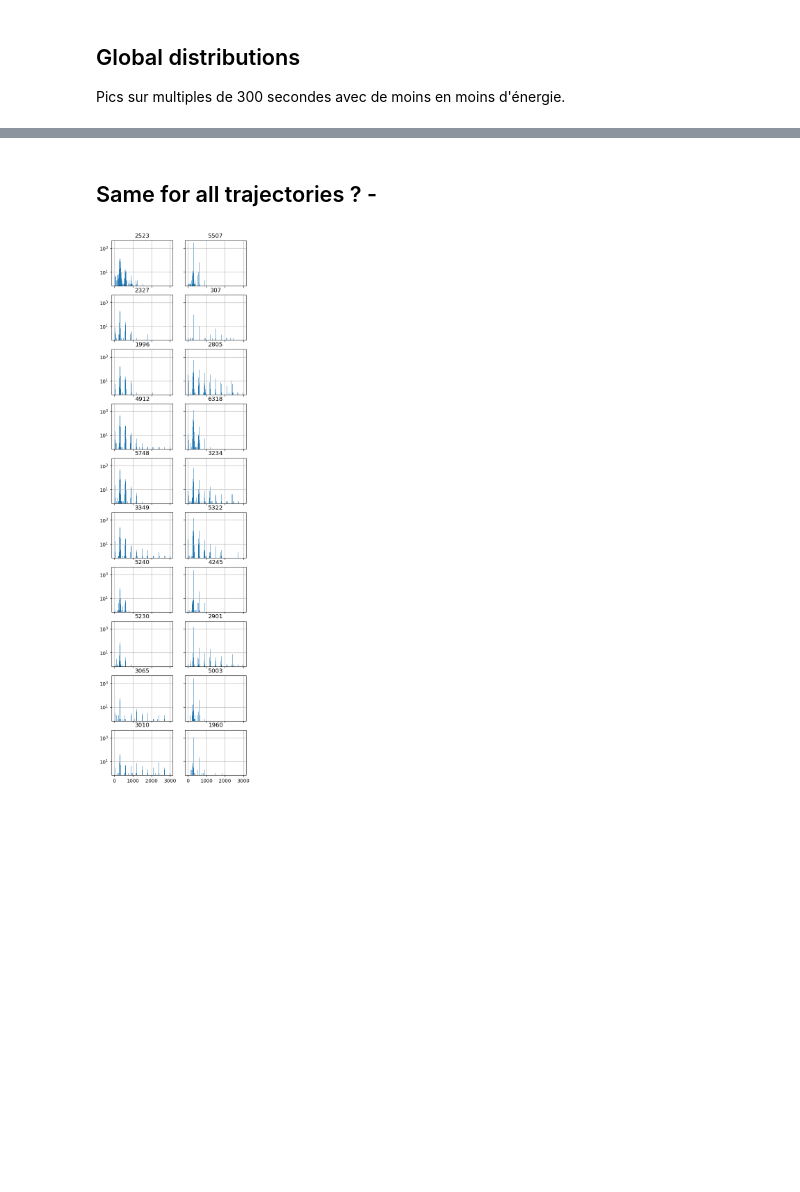
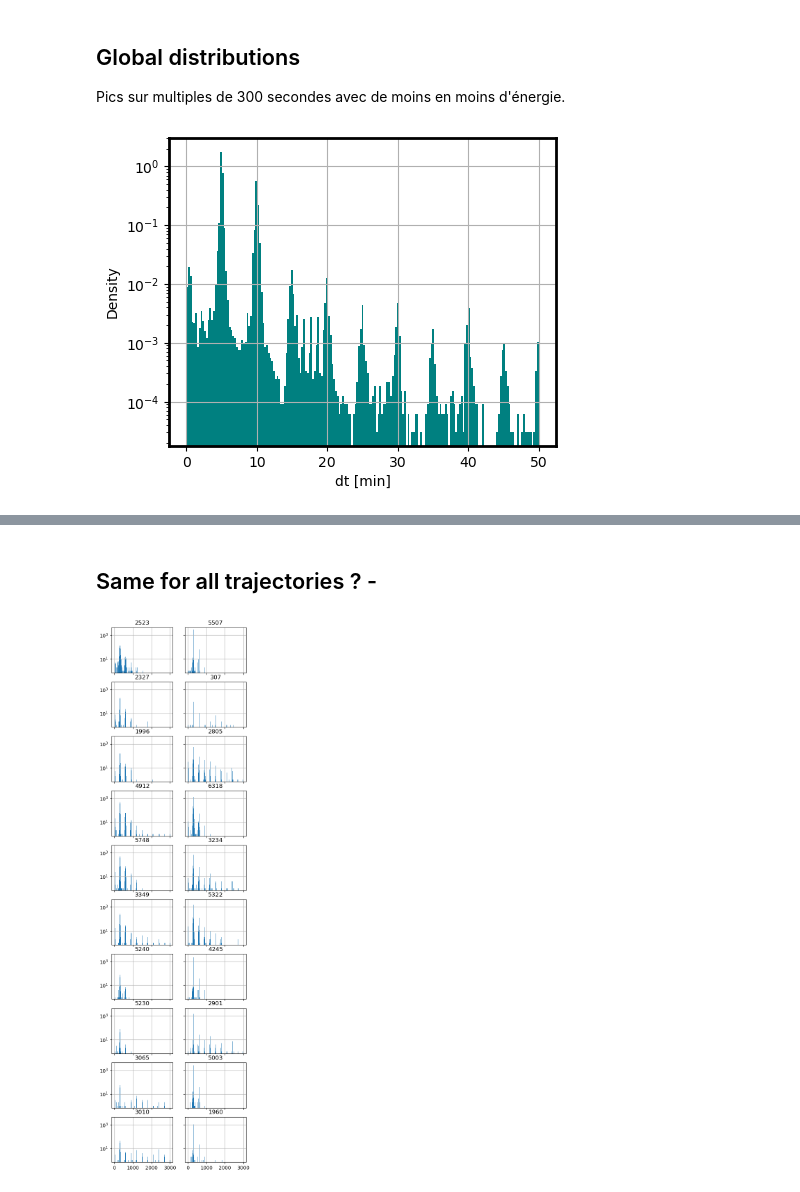
Before and after one commit to margot-demol/PhD, a Jupyter notebook: filtering/carthe_dt.ipynb, the cells around one changed output, grey strips where cells are left out. Saved outputs shown, nothing was run; the diff lists cells and outputs as text; code cells hidden in the pictures; blank space fills up the shorter version.

Commit message:
carthe noise + begin filtering

```diff
--- a/filtering/carthe_dt.ipynb
+++ b/filtering/carthe_dt.ipynb
@@ -113,6 +105,15 @@ max : 923835.0
 ## Global distributions
 
 Pics sur multiples de 300 secondes avec de moins en moins d'énergie.
+# %%
+fig, ax = plt.subplots(1, 1, figsize=(5, 4))
+df.dt.hist(bins=np.linspace(0,50,200), density=True, color='teal')
+ax.set_yscale('log')
+ax.set_xlabel('dt [min]')
+ax.set_ylabel('Density')
+fig.savefig(os.path.join(lib.images_dir, 'carthe_dt.png'), dpi=250)
+# %% [output]
+[figure, added]
 # %%
 df.dt.hist(bins=np.arange(0,3000,5), density=True)
 plt.yscale('log')
```
Also changed, not shown: parts of 5 cells of this notebook, 15 other files.
